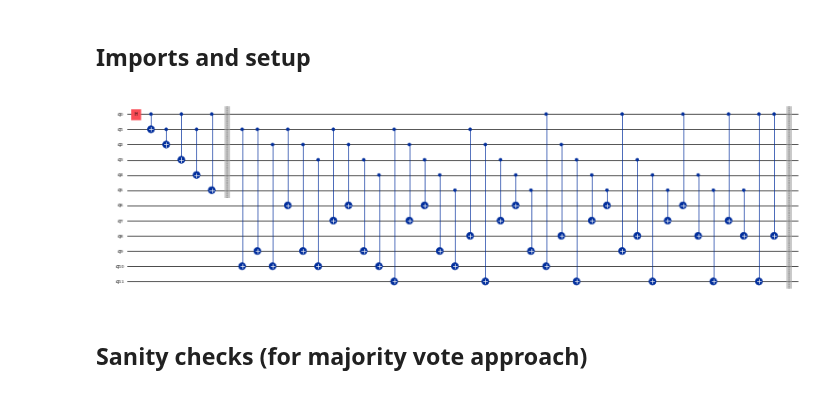
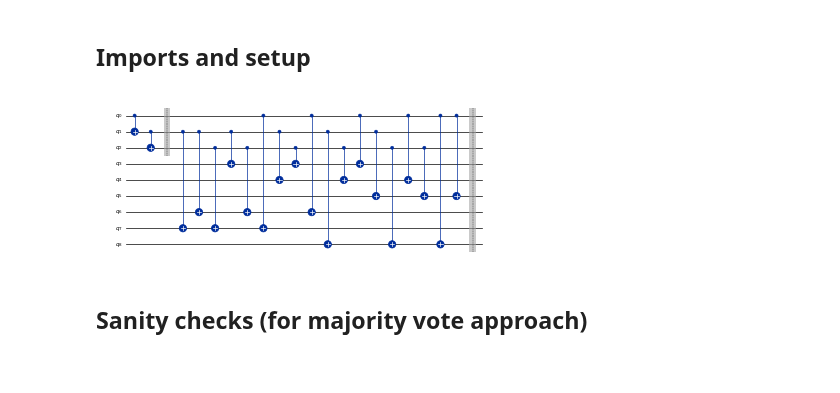
Before and after one commit to unitaryfoundation/wigners_friend, a Jupyter notebook: notebooks/demo_ghz.ipynb, the cells around one changed output. Saved outputs shown, nothing was run; the diff lists cells and outputs as text; code cells hidden in the pictures.

```diff
--- a/notebooks/demo_ghz.ipynb
+++ b/notebooks/demo_ghz.ipynb
@@ -125,10 +125,10 @@ def generate_ghz_circuit(friend_size: int, num_ghz_qubits: int = 54):
     circuit_with_flags = build_result['circuit_with_flags']
     return circuit_with_flags
 # %%
-ghz_circuit = generate_ghz_circuit(friend_size=6)
+ghz_circuit = generate_ghz_circuit(friend_size=3)
 ghz_circuit.draw(output='mpl', idle_wires=False, style='iqp', fold=-1, scale=0.25)
 # %% [output]
-[figure, old version]
+[figure, new version]
 # %%
 def decode_results(results: dict, charlie_size: int, debbie_size: int = 1) -> dict[str, float]:
     """Take majority vote of measurement bit-strings."""
```
Also changed, not shown: parts of 8 cells of this notebook, 1 other file.
